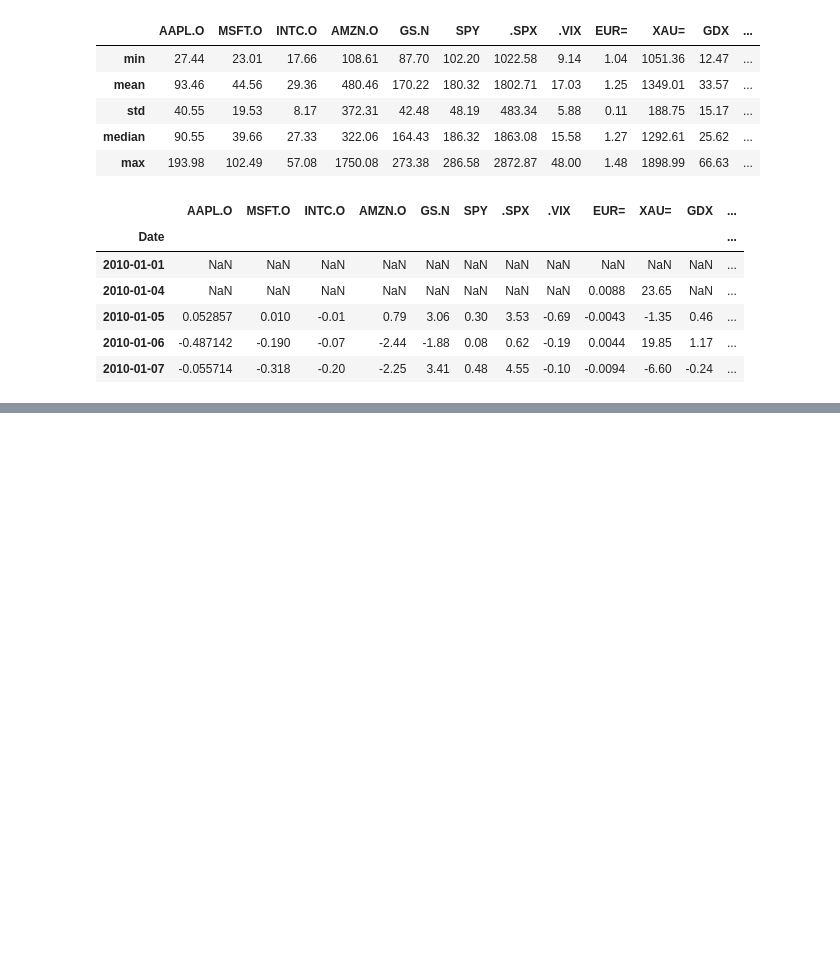
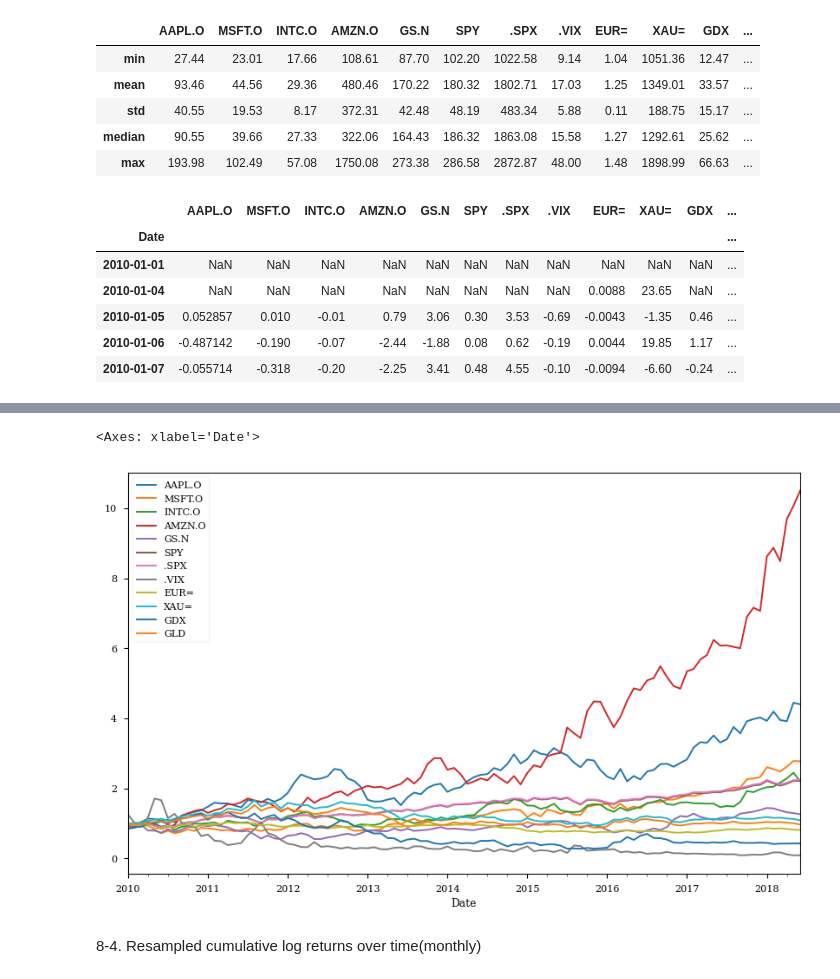
Before and after one commit to Youngsoo1024/Python_Finance, a Jupyter notebook: Chap8/ch8_test.ipynb, the cells around one changed output, grey strips where cells are left out. Drawn from its saved outputs; the diff is of its cells as text; code cells hidden in the pictures; blank space fills up the shorter version.

```diff
--- a/Chap8/ch8_test.ipynb
+++ b/Chap8/ch8_test.ipynb
@@ -173,0 +250,7 @@ data.diff().head()
+# %%
+rets.cumsum().apply(np.exp).resample('ME',label='right').last().plot(figsize=(10,6))
+# %% [output]
+<Axes: xlabel='Date'>
+[figure, added]
+# %% [markdown]
+8-4. Resampled cumulative log returns over time(monthly)
```
Also changed, not shown: parts of 10 cells of this notebook.
